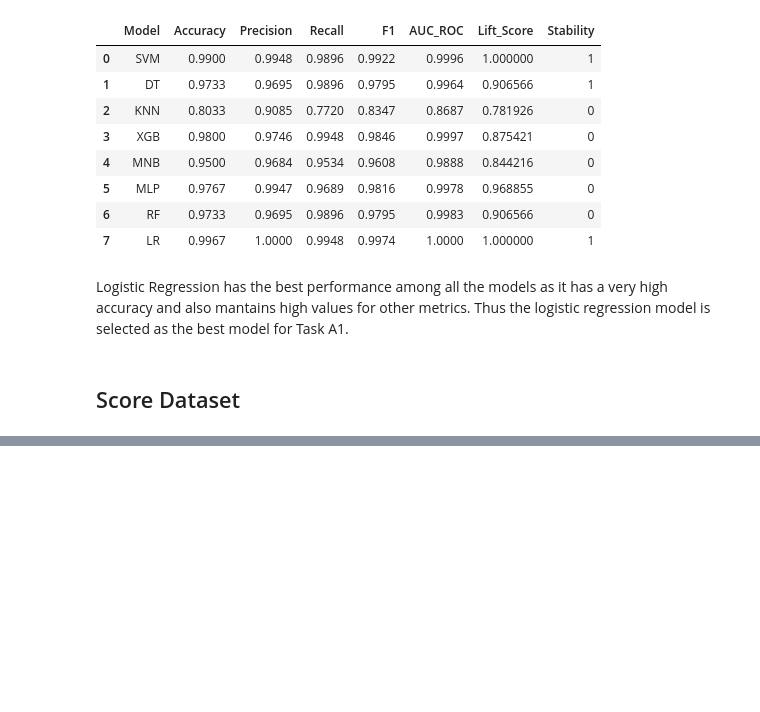
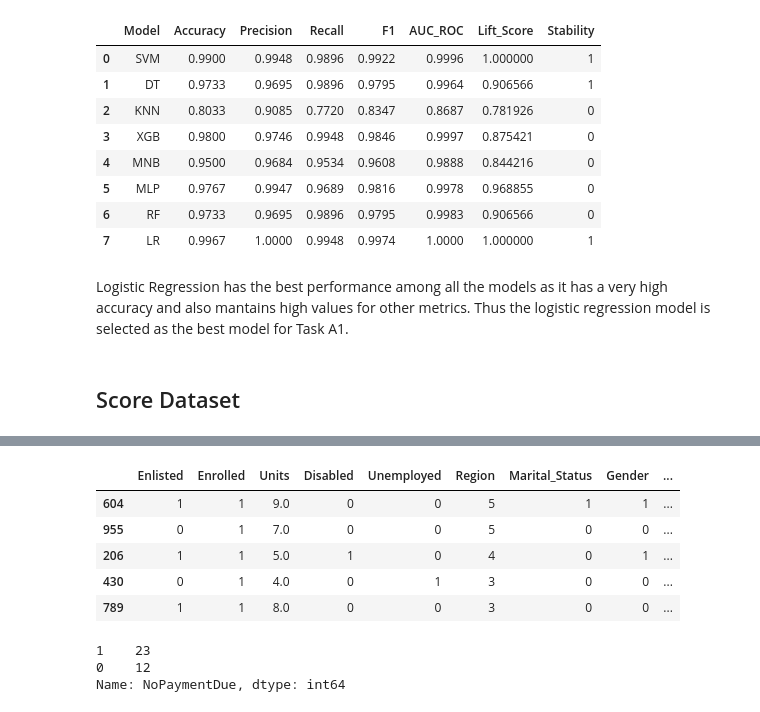
Before and after one commit to MSWinds/dm-group1-project, a Jupyter notebook: Final_Project.ipynb, the cells around one changed output, grey strips where cells are left out. Drawn from its saved outputs; the diff is of its cells as text; code cells hidden in the pictures; blank space fills up the shorter version.

```diff
--- a/Final_Project.ipynb
+++ b/Final_Project.ipynb
@@ -1914,0 +1985,17 @@ Thus the logistic regression model is selected as the best model for Task A1.
+# %%
+# apply the lr model to the score data set
+new_df_a1 = new_df.copy()
+new_df_a1['NoPaymentDue'] = lr_model.predict(new_df)
+
+# display the score data set with the predicted target variable
+display(new_df_a1.head(), new_df_a1['NoPaymentDue'].value_counts())
+# %% [output]
+|  | Enlisted | Enrolled | Units | Disabled | Unemployed | Region | Marital_Status | Gender | ... |
+| 604 | 1 | 1 | 9.0 | 0 | 0 | 5 | 1 | 1 | ... |
+| 955 | 0 | 1 | 7.0 | 0 | 0 | 5 | 0 | 0 | ... |
+| 206 | 1 | 1 | 5.0 | 1 | 0 | 4 | 0 | 1 | ... |
+| 430 | 0 | 1 | 4.0 | 0 | 1 | 3 | 0 | 0 | ... |
+| 789 | 1 | 1 | 8.0 | 0 | 0 | 3 | 0 | 0 | ... |
+1    23
+0    12
+Name: NoPaymentDue, dtype: int64
```
Also changed, not shown: parts of 23 cells of this notebook.
